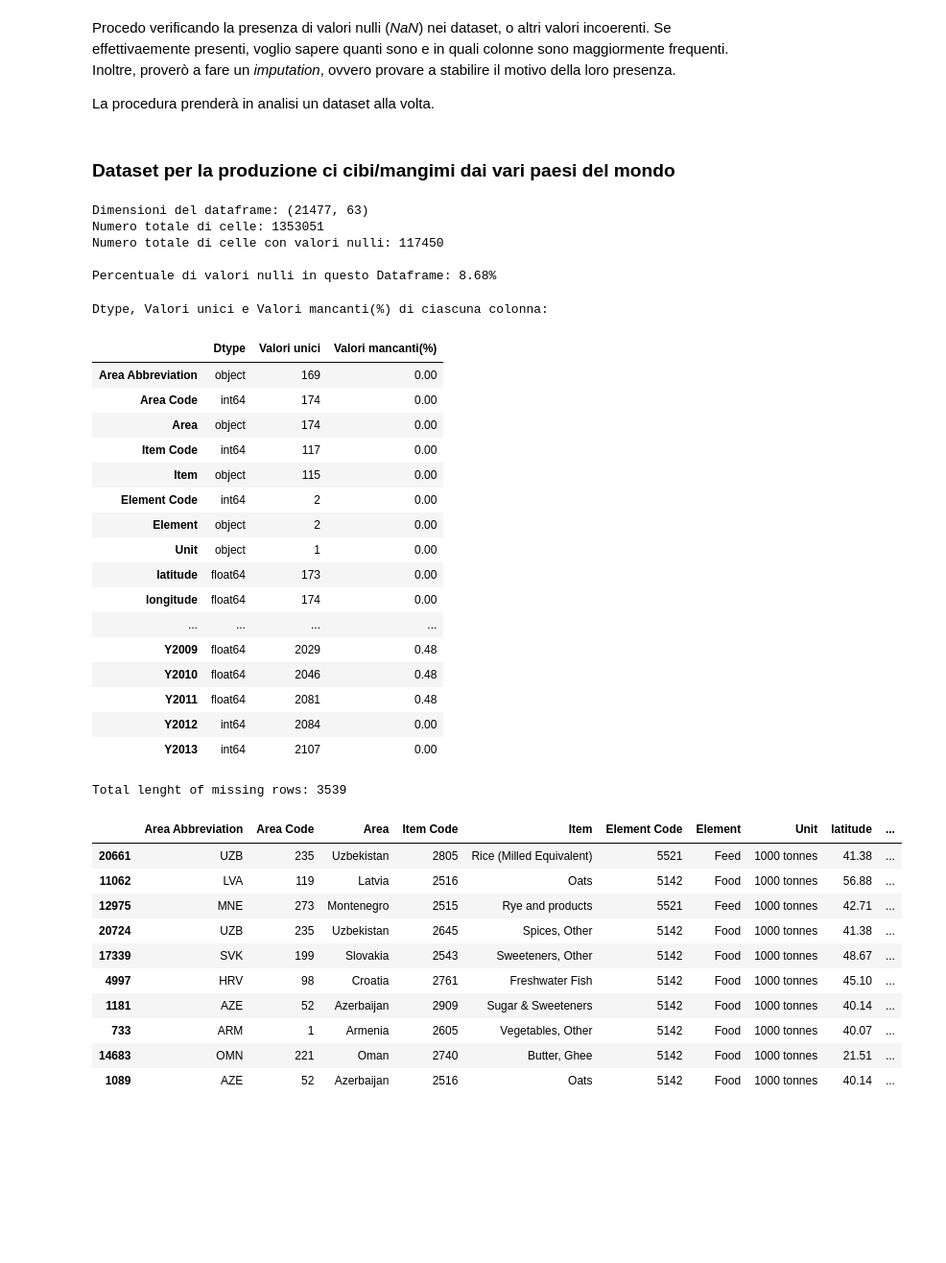
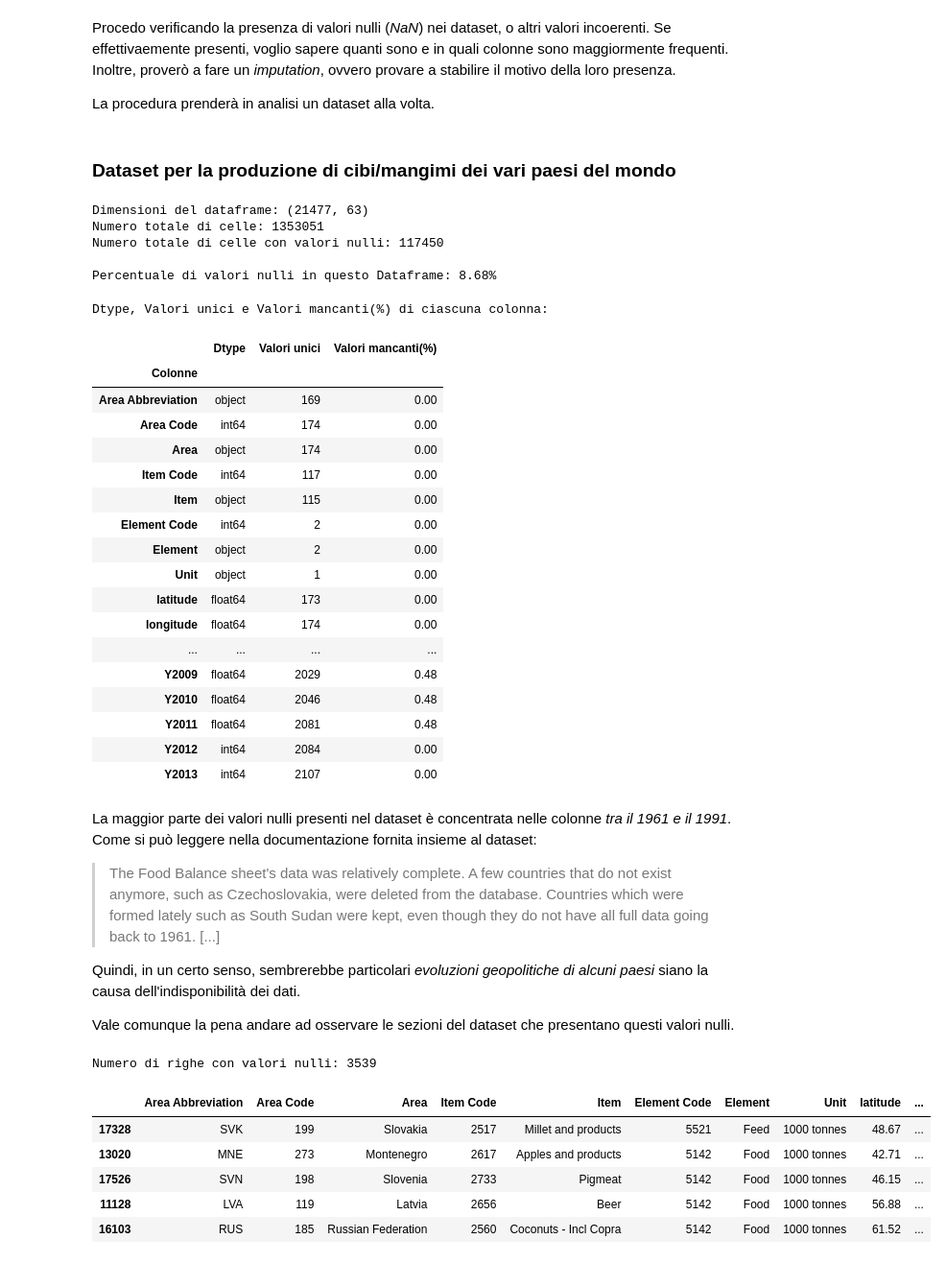
Before and after one commit to TheHextech/start2impact, a Jupyter notebook: Data_Science/Food_Project_DataVisualization_DataManipulation/EmanueleImmesiDataVis.ipynb, the cells around one changed output. Shown at 96% size. Drawn from its saved outputs; the diff is of its cells as text; code cells hidden in the pictures; blank space fills up the shorter version.

Commit message:
Working on Data Cleaning - to finish

```diff
--- a/Data_Science/Food_Project_DataVisualization_DataManipulation/EmanueleImmesiDataVis.ipynb
+++ b/Data_Science/Food_Project_DataVisualization_DataManipulation/EmanueleImmesiDataVis.ipynb
@@ -211,7 +213,7 @@ Procedo verificando la presenza di valori nulli (*NaN*) nei dataset, o altri val
 
 La procedura prenderà in analisi un dataset alla volta.
 # %% [markdown]
-### Dataset per la produzione ci cibi/mangimi dai vari paesi del mondo
+### Dataset per la produzione di cibi/mangimi dei vari paesi del mondo
 # %%
 print(f'Dimensioni del dataframe: {df_prod.shape}')
 
@@ -234,15 +236,16 @@ Percentuale di valori nulli in questo Dataframe: 8.68%
 # Creo un dataframe per avere un riassunto di tutte le colonne
 print("Dtype, Valori unici e Valori mancanti(%) di ciascuna colonna:")
 
-df_prod_info= pd.DataFrame({
-                            "Dtype": df_prod.dtypes.values,
+df_prod_info= pd.DataFrame({"Dtype": df_prod.dtypes,
                             "Valori unici": df_prod.nunique(),
-                            "Valori mancanti(%)": round(df_prod.isnull().sum()/df_prod.shape[0]*100, 2)})
+                            "Valori mancanti(%)": round(df_prod.isnull().sum()/df_prod.shape[0]*100, 2)
+                            }).rename_axis('Colonne', axis='rows')
 
 df_prod_info
 # %% [output]
 Dtype, Valori unici e Valori mancanti(%) di ciascuna colonna:
 |  | Dtype | Valori unici | Valori mancanti(%) |
+| Colonne |  |  |  |
 | Area Abbreviation | object | 169 | 0.00 |
 | Area Code | int64 | 174 | 0.00 |
 | Area | object | 174 | 0.00 |
@@ -259,22 +262,31 @@ Dtype, Valori unici e Valori mancanti(%) di ciascuna colonna:
 | Y2011 | float64 | 2081 | 0.48 |
 | Y2012 | int64 | 2084 | 0.00 |
 | Y2013 | int64 | 2107 | 0.00 |
+# %% [markdown]
+La maggior parte dei valori nulli presenti nel dataset è concentrata nelle colonne *tra il 1961 e il 1991*. Come si può leggere nella documentazione fornita insieme al dataset:
+
+>The Food Balance sheet's data was relatively complete. A few countries that do not exist anymore, such as Czechoslovakia, were deleted from the database. Countries which were formed lately such as South Sudan were kept, even though they do not have all full data going back to 1961. [...]
+
+Quindi, in un certo senso, sembrerebbe particolari *evoluzioni geopolitiche di alcuni paesi* siano la causa dell'indisponibilità dei dati.
+
+Vale comunque la pena andare ad osservare le sezioni del dataset che presentano questi valori nulli.
 # %%
-# Count rows containing missing values and check what happens if you drop rows
-rows_with_missing = df_prod[df_prod.isnull().any(axis=1)].index.to_list()
-print('\nTotal lenght of missing rows:', len(rows_with_missing))
+# Creo una lista con gli indici delle righe che contengono i valori nulli
+rows_with_missing = df_prod.loc[df_prod.isnull().any(axis=1)].index.to_list()
+print(f'\nNumero di righe con valori nulli: {len(rows_with_missing)}')
 
-df_prod.loc[rows_with_missing].sample(10)
+
+# Imposto un seed per la riproducibilità di questa cella
+np.random.seed(0)
+
+# Utilizzo la lista per creare un dataframe avente le righe che contengono valori nulli, vediamo un campione di 5 elementi
+df_null_rows = df_prod.loc[rows_with_missing]
+df_null_rows.sample(5)
 # %% [output]
-Total lenght of missing rows: 3539
+Numero di righe con valori nulli: 3539
 |  | Area Abbreviation | Area Code | Area | Item Code | Item | Element Code | Element | Unit | latitude | ... |
-| 20661 | UZB | 235 | Uzbekistan | 2805 | Rice (Milled Equivalent) | 5521 | Feed | 1000 tonnes | 41.38 | ... |
-| 11062 | LVA | 119 | Latvia | 2516 | Oats | 5142 | Food | 1000 tonnes | 56.88 | ... |
-| 12975 | MNE | 273 | Montenegro | 2515 | Rye and products | 5521 | Feed | 1000 tonnes | 42.71 | ... |
-| 20724 | UZB | 235 | Uzbekistan | 2645 | Spices, Other | 5142 | Food | 1000 tonnes | 41.38 | ... |
-| 17339 | SVK | 199 | Slovakia | 2543 | Sweeteners, Other | 5142 | Food | 1000 tonnes | 48.67 | ... |
-| 4997 | HRV | 98 | Croatia | 2761 | Freshwater Fish | 5142 | Food | 1000 tonnes | 45.10 | ... |
-| 1181 | AZE | 52 | Azerbaijan | 2909 | Sugar & Sweeteners | 5142 | Food | 1000 tonnes | 40.14 | ... |
-| 733 | ARM | 1 | Armenia | 2605 | Vegetables, Other | 5142 | Food | 1000 tonnes | 40.07 | ... |
-| 14683 | OMN | 221 | Oman | 2740 | Butter, Ghee | 5142 | Food | 1000 tonnes | 21.51 | ... |
-| 1089 | AZE | 52 | Azerbaijan | 2516 | Oats | 5142 | Food | 1000 tonnes | 40.14 | ... |
+| 17328 | SVK | 199 | Slovakia | 2517 | Millet and products | 5521 | Feed | 1000 tonnes | 48.67 | ... |
+| 13020 | MNE | 273 | Montenegro | 2617 | Apples and products | 5142 | Food | 1000 tonnes | 42.71 | ... |
+| 17526 | SVN | 198 | Slovenia | 2733 | Pigmeat | 5142 | Food | 1000 tonnes | 46.15 | ... |
+| 11128 | LVA | 119 | Latvia | 2656 | Beer | 5142 | Food | 1000 tonnes | 56.88 | ... |
+| 16103 | RUS | 185 | Russian Federation | 2560 | Coconuts - Incl Copra | 5142 | Food | 1000 tonnes | 61.52 | ... |
```
Also changed, not shown: parts of 12 cells of this notebook.
